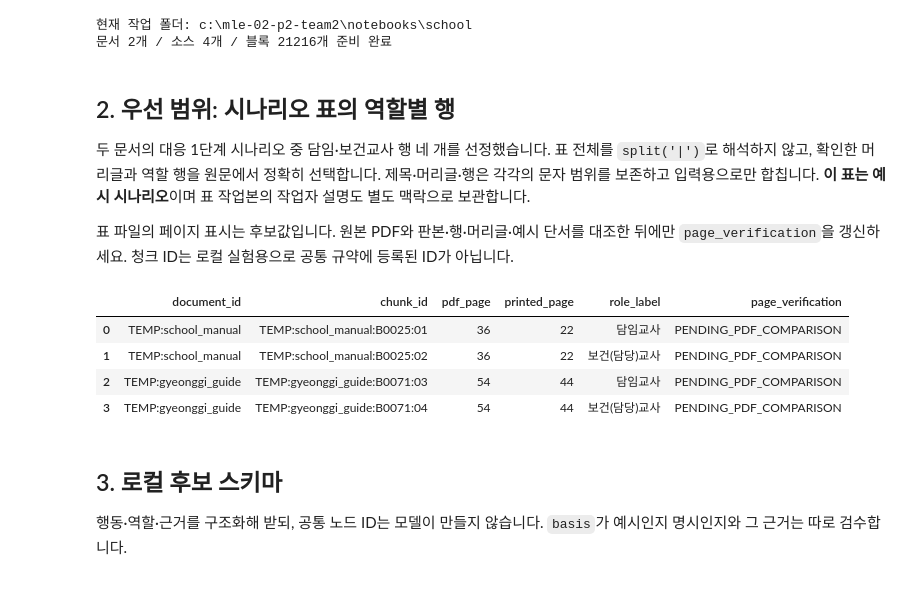
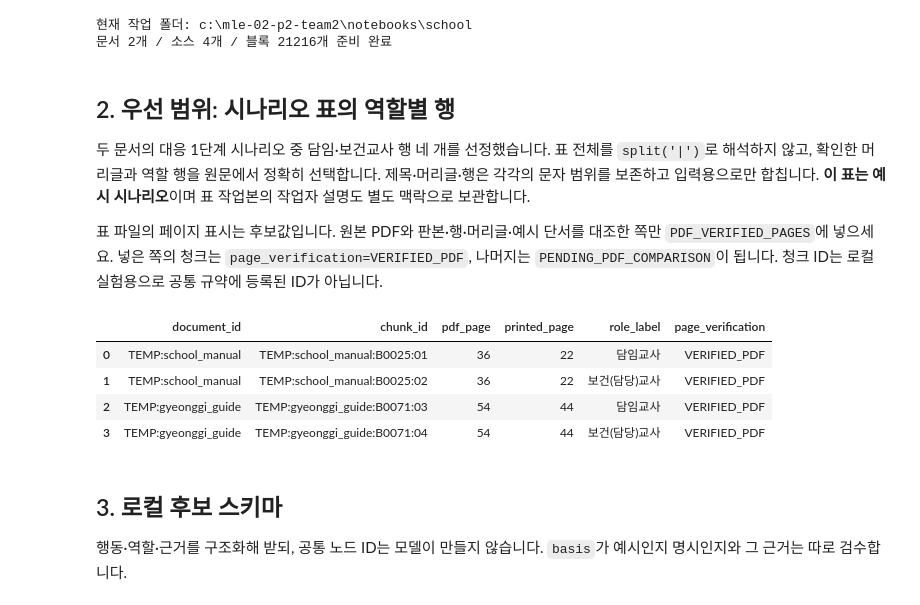
Before and after one commit to encore-ai-campus/mle-02-p2-team2, a Jupyter notebook: notebooks/school/02_학교_행동_추출.ipynb, the cells around one changed output. Saved outputs shown, nothing was run; the diff lists cells and outputs as text; code cells hidden in the pictures.

```diff
--- a/notebooks/school/02_학교_행동_추출.ipynb
+++ b/notebooks/school/02_학교_행동_추출.ipynb
@@ -36,7 +36,7 @@ print(f"문서 {len(documents_df)}개 / 소스 {len(sources_df)}개 / 블록 {le
 
 두 문서의 대응 1단계 시나리오 중 담임·보건교사 행 네 개를 선정했습니다. 표 전체를 `split('|')`로 해석하지 않고, 확인한 머리글과 역할 행을 원문에서 정확히 선택합니다. 제목·머리글·행은 각각의 문자 범위를 보존하고 입력용으로만 합칩니다. **이 표는 예시 시나리오**이며 표 작업본의 작업자 설명도 별도 맥락으로 보관합니다.
 
-표 파일의 페이지 표시는 후보값입니다. 원본 PDF와 판본·행·머리글·예시 단서를 대조한 뒤에만 `page_verification`을 갱신하세요. 청크 ID는 로컬 실험용으로 공통 규약에 등록된 ID가 아닙니다.
+표 파일의 페이지 표시는 후보값입니다. 원본 PDF와 판본·행·머리글·예시 단서를 대조한 쪽만 `PDF_VERIFIED_PAGES`에 넣으세요. 넣은 쪽의 청크는 `page_verification=VERIFIED_PDF`, 나머지는 `PENDING_PDF_COMPARISON`이 됩니다. 청크 ID는 로컬 실험용으로 공통 규약에 등록된 ID가 아닙니다.
 # %%
 # 두 문서에서 같은 질문에 활용할 시나리오 표를 선택합니다.
 selections = [
@@ -44,6 +44,10 @@ selections = [
     {"doc_id": "gyeonggi_guide", "page": 54, "title_contains": "감염병 발생 시나리오 단계 1 주요 조치사항"},
 ]
 roles = ("담임교사", "보건(담당)교사")
+
+# 원본 PDF 뷰어에서 쪽수·표·행을 직접 대조해 확인한 (문서, PDF 쪽) 목록입니다.
+# 여기에 없는 쪽은 PENDING_PDF_COMPARISON으로 남습니다. (11/4 주승우 확인: 36쪽, 54쪽)
+PDF_VERIFIED_PAGES = {("school_manual", 36), ("gyeonggi_guide", 54)}
 
 # 담임·보건교사 행을 각각 독립된 실험용 청크로 구성합니다.
 chunk_rows = []
@@ -78,38 +82,40 @@ for selection in selections:
                 raise ValueError("원문 구성요소 위치를 찾지 못했습니다")
             start = int(block["start_offset"]) + local_start
             parts.append({"part": label, "source_id": block["source_id"],
                           "block_id": block["block_id"], "start_offset": start,
                           "end_offset": start + len(value), "text": value})
         # 구성요소가 실제 해당 Markdown 위치와 일치하는지 확인합니다.
         source = sources_df.set_index("source_id").loc[table["source_id"]]
         assert all(source["text"][p["start_offset"]:p["end_offset"]] == p["text"] for p in parts)
         notes = group[group["context_role"] == "supplement_unclassified"]
         # 임시 ID와 PDF 대조 상태, 원문 조각을 함께 기록합니다.
+        verified = (selection["doc_id"], int(table["pdf_page"])) in PDF_VERIFIED_PAGES
 
         chunk_rows.append({
             "document_id": f"TEMP:{selection['doc_id']}",
             "chunk_id": f"TEMP:{selection['doc_id']}:{table['block_id']}:{len(chunk_rows)+1:02d}",
             "id_status": "TEMP_UNAPPROVED", "source_id": table["source_id"],
             "source_path": source["source_path"], "content_hash": source["content_hash"],
             "pdf_page": int(table["pdf_page"]), "printed_page": int(table["printed_page"]) if pd.notna(table["printed_page"]) else None,
-            "page_verification": "PENDING_PDF_COMPARISON", "section": table["table_title"],
+            "page_verification": "VERIFIED_PDF" if verified else "PENDING_PDF_COMPARISON",
+            "section": table["table_title"],
             "table_group_id": table["table_group_id"], "role_label": role,
             "source_block_ids": list(dict.fromkeys(p["block_id"] for p in parts)),
             "source_parts": parts,
             "editorial_context": [{"block_id": b.block_id, "start_offset": int(b.start_offset),
                                    "end_offset": int(b.end_offset), "text": b.text}
                                   for b in notes.itertuples(index=False)],
             "text": "".join(p["text"] for p in parts),
         })
 chunks_df = pd.DataFrame(chunk_rows)
 assert len(chunks_df) == 4 and chunks_df["chunk_id"].is_unique
 display(chunks_df[["document_id", "chunk_id", "pdf_page", "printed_page", "role_label", "page_verification"]])
 # %% [output]
 |  | document_id | chunk_id | pdf_page | printed_page | role_label | page_verification |
-| 0 | TEMP:school_manual | TEMP:school_manual:B0025:01 | 36 | 22 | 담임교사 | PENDING_PDF_COMPARISON |
-| 1 | TEMP:school_manual | TEMP:school_manual:B0025:02 | 36 | 22 | 보건(담당)교사 | PENDING_PDF_COMPARISON |
-| 2 | TEMP:gyeonggi_guide | TEMP:gyeonggi_guide:B0071:03 | 54 | 44 | 담임교사 | PENDING_PDF_COMPARISON |
-| 3 | TEMP:gyeonggi_guide | TEMP:gyeonggi_guide:B0071:04 | 54 | 44 | 보건(담당)교사 | PENDING_PDF_COMPARISON |
+| 0 | TEMP:school_manual | TEMP:school_manual:B0025:01 | 36 | 22 | 담임교사 | VERIFIED_PDF |
+| 1 | TEMP:school_manual | TEMP:school_manual:B0025:02 | 36 | 22 | 보건(담당)교사 | VERIFIED_PDF |
+| 2 | TEMP:gyeonggi_guide | TEMP:gyeonggi_guide:B0071:03 | 54 | 44 | 담임교사 | VERIFIED_PDF |
+| 3 | TEMP:gyeonggi_guide | TEMP:gyeonggi_guide:B0071:04 | 54 | 44 | 보건(담당)교사 | VERIFIED_PDF |
 # %% [markdown]
 ## 3. 로컬 후보 스키마
 
```
Also changed, not shown: parts of 4 cells of this notebook, 33 other files.
